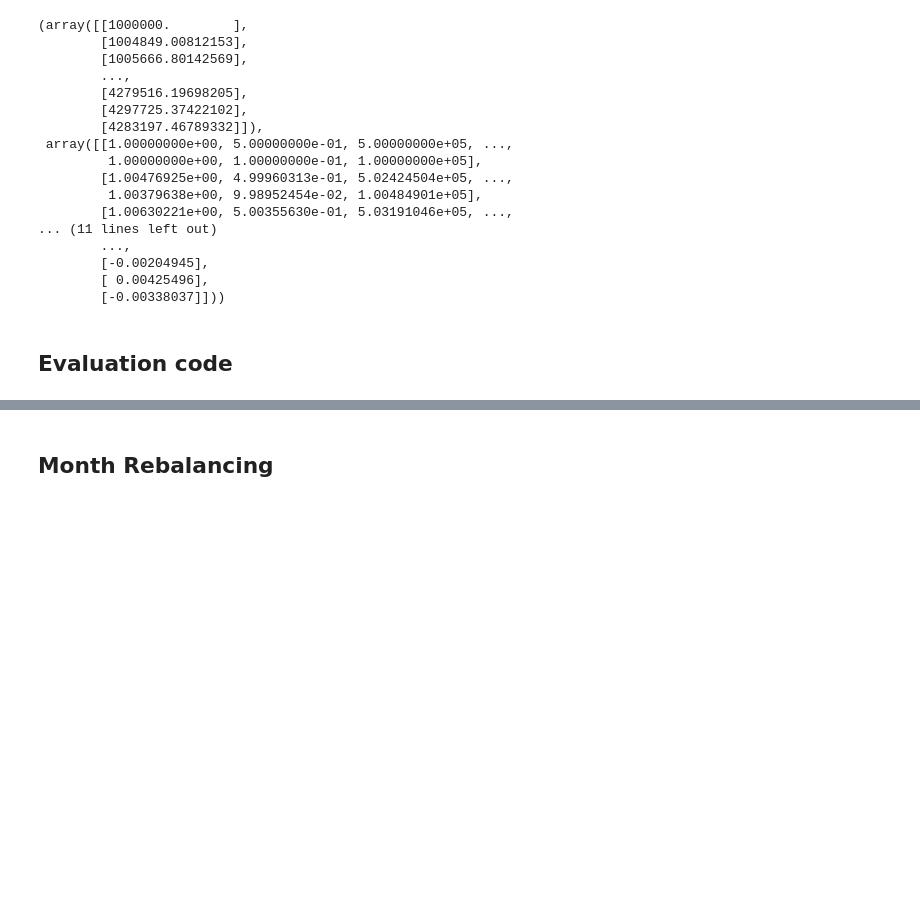
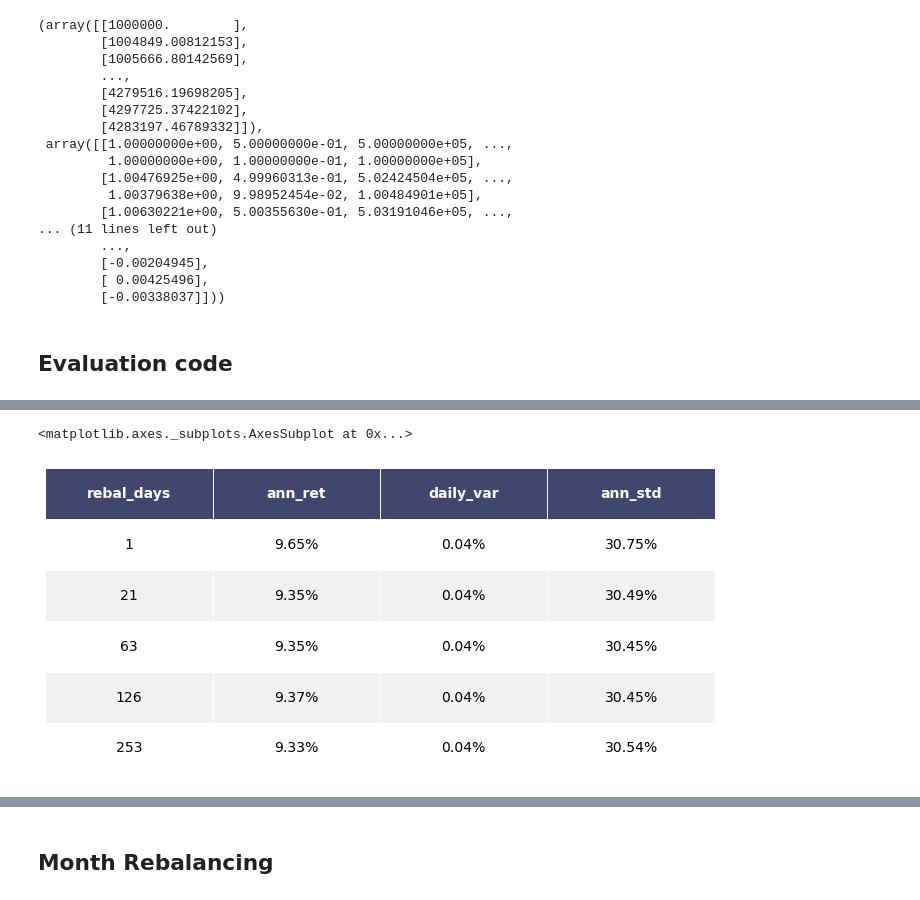
Before and after one commit to ningtong88/Capstone_TDAmeritrade, a Jupyter notebook: TDA_Rebalancing_Framework_Version_20210220.ipynb, the cells around one changed output, grey strips where cells are left out. Saved outputs shown, nothing was run; the diff lists cells and outputs as text; code cells hidden in the pictures; blank space fills up the shorter version.

```diff
--- a/TDA_Rebalancing_Framework_Version_20210220.ipynb
+++ b/TDA_Rebalancing_Framework_Version_20210220.ipynb
@@ -413,0 +450,8 @@ df_performance['ann_std'] = df_performance['daily_var']**(.5)*(253**(.5))
+# %%
+by_timep_result = df_performance[df_performance['rebal_days']!=max(ls_rebal_day)]
+by_timep_result = by_timep_result[by_timep_result['threshold']==max(ls_threshold)]
+
+del by_timep_result['threshold']
+by_timep_result['ann_ret'] = by_timep_result['ann_ret'].astype(float).map("{:.2%}".format)
+by_timep_result['daily_var'] = by_timep_result['daily_var'].astype(float).map("{:.2%}".format)
+by_timep_result['ann_std'] = by_timep_result['ann_std'].astype(float).map("{:.2%}".format)
@@ -414,3 +487,8 @@ df_performance['ann_std'] = df_performance['daily_var']**(.5)*(253**(.5))
+# %%
+render_mpl_table(by_timep_result, header_columns=0, col_width=2.0)
+# %% [output]
+<matplotlib.axes._subplots.AxesSubplot at 0x...>
+[figure, added]
 # %%
 df_performance
 # %% [output]
```
Also changed, not shown: parts of 10 cells of this notebook.
